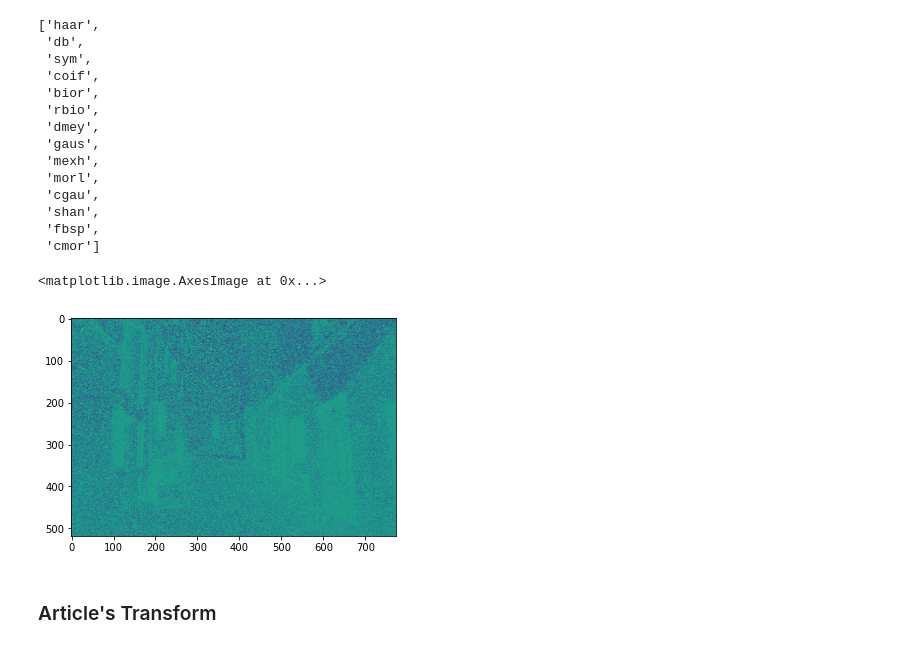
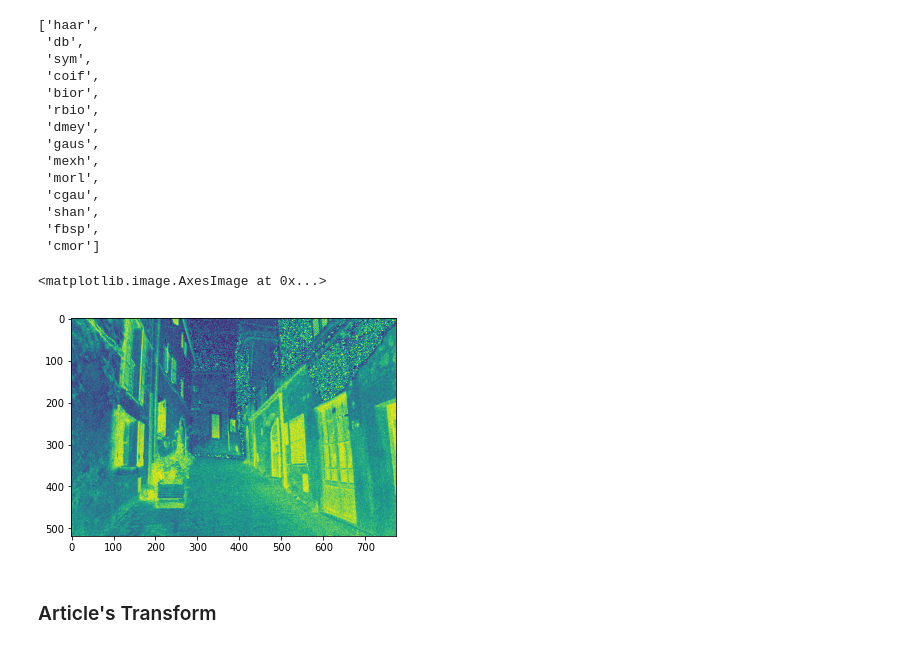
Before and after one commit to fdlci/Imagerie-projet, a Jupyter notebook: project.ipynb, the cells around one changed output. Drawn from its saved outputs; the diff is of its cells as text; code cells hidden in the pictures.

```diff
--- a/project.ipynb
+++ b/project.ipynb
@@ -152,13 +173,15 @@ pywt.families()  # use Haar wavelet
  'shan',
  'fbsp',
  'cmor']
-# %%
-wavelet = pywt.Wavelet('haar')
-a, b = pywt.dwt(red_noise, 'haar')
-y = pywt.idwt(a, b, 'haar')
-plt.imshow(y-red_noise)
-# %% [output]
-<matplotlib.image.AxesImage at 0x...>
-[figure, removed]
+# %%
+wavelet = pywt.Wavelet('haar')
+coeffs = pywt.wavedec(red_noise_img, 'haar', level = 0)
+# for i in range(1, len(coeffs)):
+#     coeffs_rec.append()
+y = np.clip(pywt.waverec(coeffs, 'haar'),0,255).astype(np.uint8)
+plt.imshow(y-red_noise_img)
+# %% [output]
+<matplotlib.image.AxesImage at 0x...>
+[figure, added]
 # %% [markdown]
 ### Article's Transform
```
Also changed, not shown: parts of 19 cells of this notebook, 4 other files.
